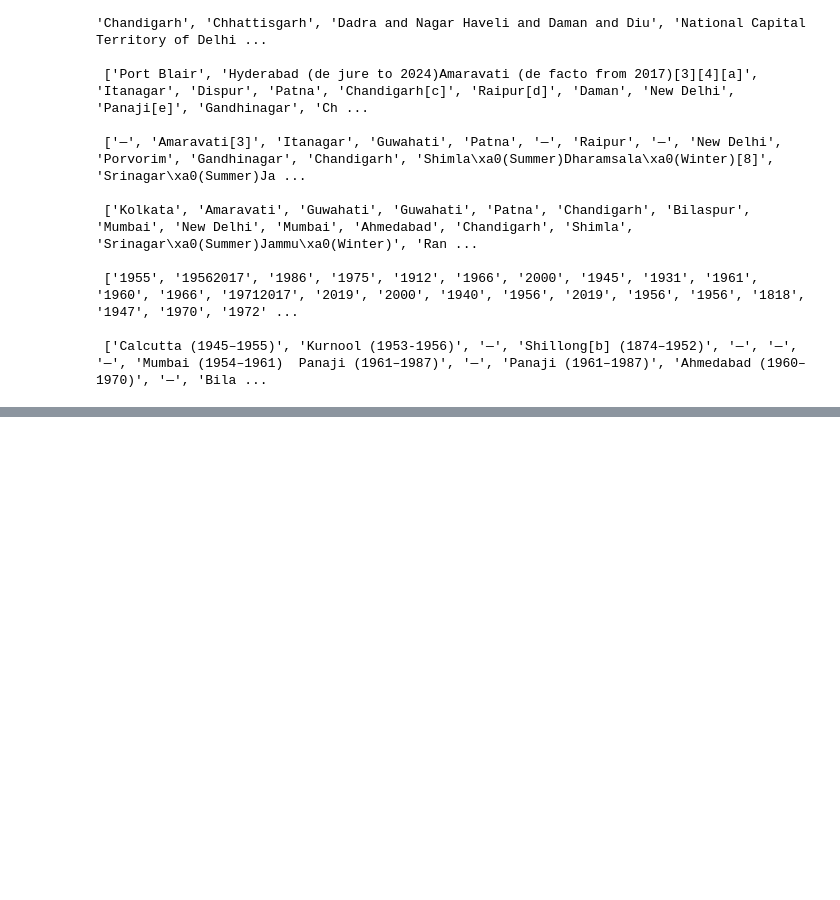
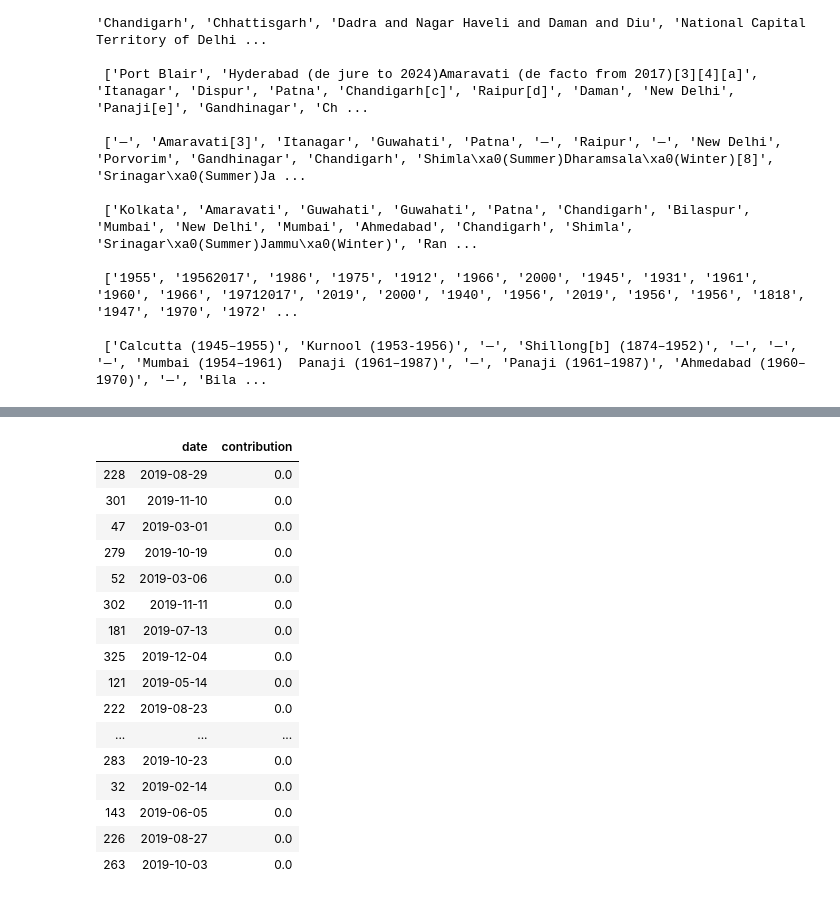
Before and after one commit to Yogendra3112/data_science, a Jupyter notebook: Untitled.ipynb, the cells around one changed output, grey strips where cells are left out. Cells and saved outputs as stored; diff of their text form; code cells hidden in the pictures; blank space fills up the shorter version.

```diff
--- a/Untitled.ipynb
+++ b/Untitled.ipynb
@@ -153,0 +158,5 @@ df
+# %%
+sourse1 = requests.get('https://github.com/Yogendra3112')
+data3 = BeautifulSoup(sourse1.text,'lxml')
+data4 = data3.find_all('rect',class_='day')
+print(data4)
@@ -153,0 +165,3 @@ df
+# %%
+for i in data4:
+    print(str(i).split())
@@ -153,0 +186,33 @@ df
+# %%
+count=[]
+date=[]
+for i in data4:
+    count.append((str(i).split()[2][11:]))
+    date.append((str(i).split()[3][11:-1]))
+count
+date
+git_data=pd.DataFrame(zip(date,count),columns=['date','contribution'])
+# %%
+git_data['date']=pd.to_datetime(git_data['date'])
+
+git_data['contribution']=git_data['contribution'].map(lambda x: str(x).replace('"','')).astype(float)
+# %%
+git_data.sample(50)
+# %% [output]
+|  | date | contribution |
+| 228 | 2019-08-29 | 0.0 |
+| 301 | 2019-11-10 | 0.0 |
+| 47 | 2019-03-01 | 0.0 |
+| 279 | 2019-10-19 | 0.0 |
+| 52 | 2019-03-06 | 0.0 |
+| 302 | 2019-11-11 | 0.0 |
+| 181 | 2019-07-13 | 0.0 |
+| 325 | 2019-12-04 | 0.0 |
+| 121 | 2019-05-14 | 0.0 |
+| 222 | 2019-08-23 | 0.0 |
+| ... | ... | ... |
+| 283 | 2019-10-23 | 0.0 |
+| 32 | 2019-02-14 | 0.0 |
+| 143 | 2019-06-05 | 0.0 |
+| 226 | 2019-08-27 | 0.0 |
+| 263 | 2019-10-03 | 0.0 |
```
Also changed, not shown: parts of 7 cells of this notebook.
